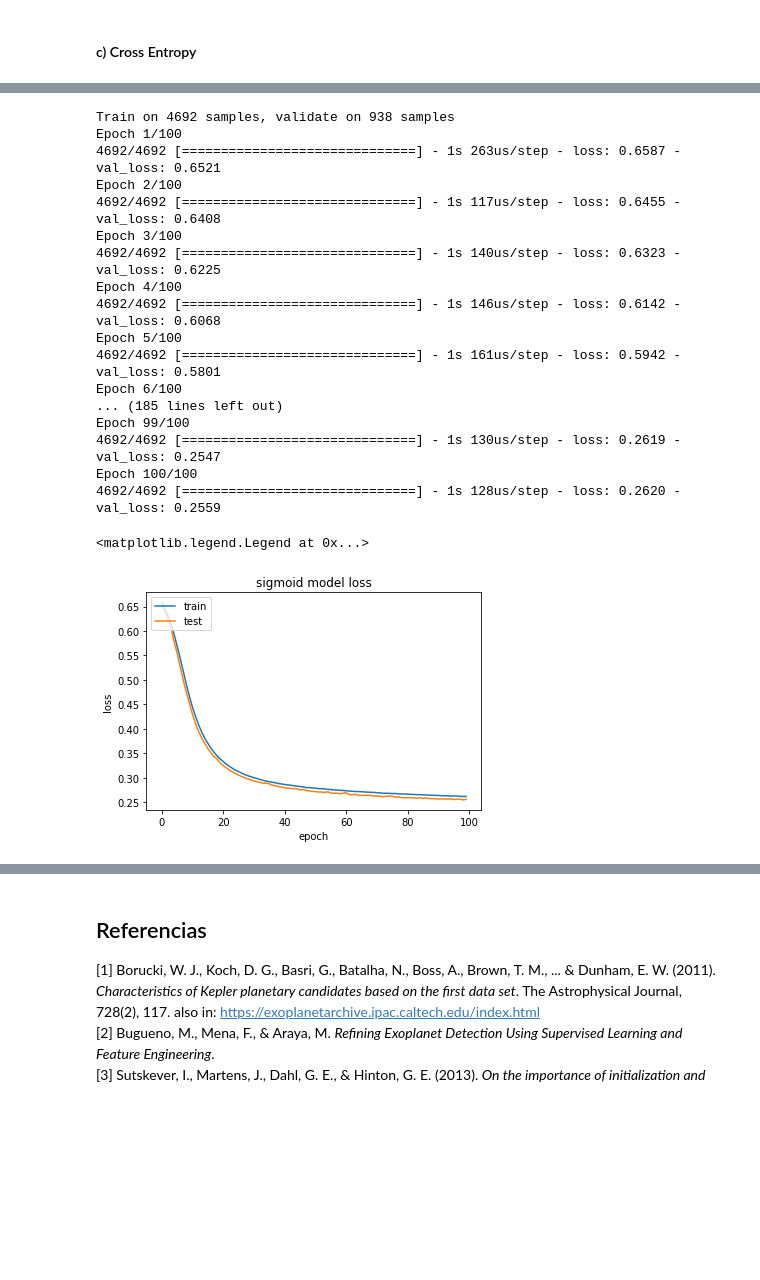
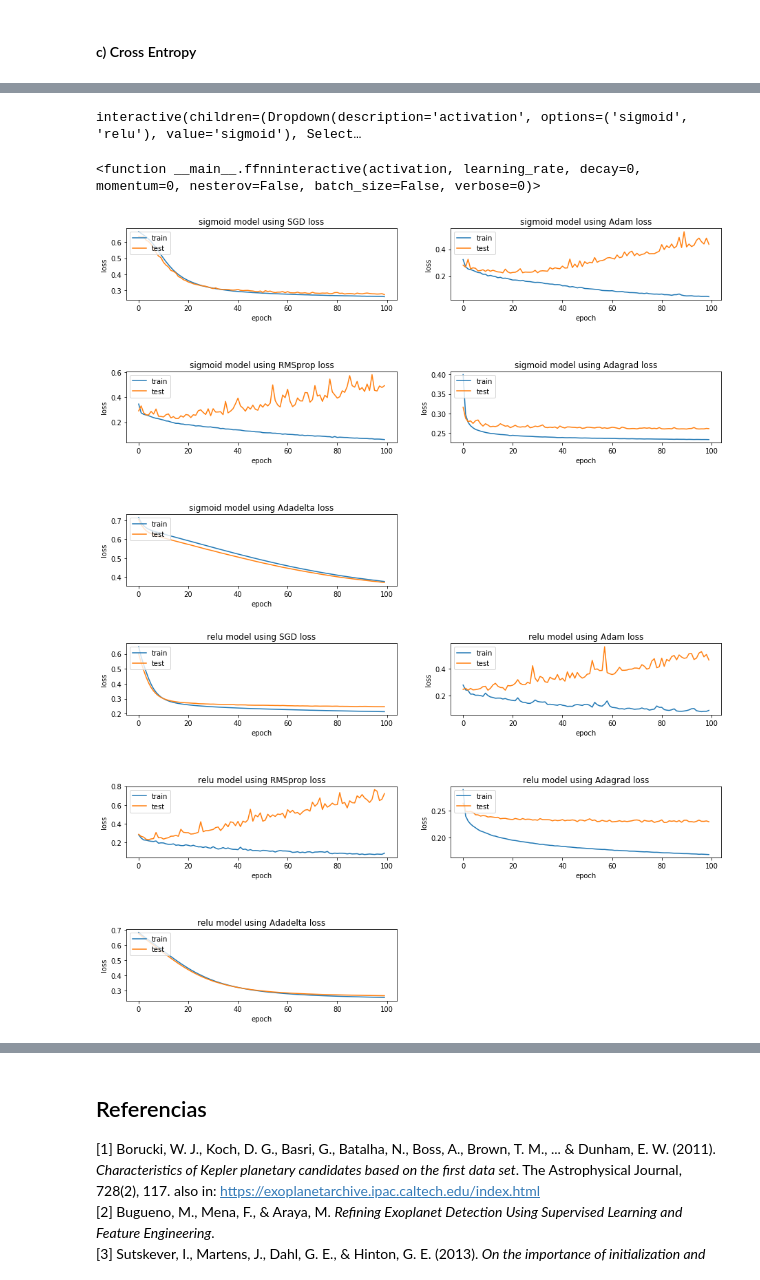
Before and after one commit to Fran-Ramirez/Tarea1-Neuronales, a Jupyter notebook: Enunciado_T1.ipynb, the cells around one changed output, grey strips where cells are left out. Saved outputs shown, nothing was run; the diff lists cells and outputs as text; code cells hidden in the pictures; blank space fills up the shorter version.

```diff
--- a/Enunciado_T1.ipynb
+++ b/Enunciado_T1.ipynb
@@ -311,12 +342,11 @@ def randomSampler(data, y):
         while(marks[candidate]):
             candidate = rand.randint(0, data.shape[0] - 1)
         marks[candidate] = True
-    return data[marks], y[marks]
+    not_marks = np.invert(marks)
+    return data[not_marks], y[not_marks], data[marks], y[marks]
 
 
-df_X_val, y_val = randomSampler(df_X_train, y_train)
-df_X_val = df_X_val.reset_index(drop=True)
-X_val = df_X_val.values[:,1:]
+X_train, y_train, X_val, y_val = randomSampler(X_train, y_train)
 
 scaler = StandardScaler()
 scaler.fit(X_train)
@@ -330,35 +476,43 @@ X_test_scaled = scaler.transform(X_test)
+# %%
+interact(ffnninteractive, activation=["sigmoid", "relu"], learning_rate= fixed(0.01), decay = fixed(0), momentum = fixed(0), nesterov = fixed(False), batch_size = widgets.SelectionSlider(options = np.round(np.linspace(1,X_train_scaled.shape[0],21)).astype(int), value = 3754, continuous_update = False), verbose=widgets.SelectionSlider(options=[0,1], value=1))
+# %% [output]
+interactive(children=(Dropdown(description='activation', options=('sigmoid', 'relu'), value='sigmoid'), Select…
+<function __main__.ffnninteractive(activation, learning_rate, decay=0, momentum=0, nesterov=False, batch_size=False, verbose=0)>
 # %%
-model1 = Sequential()
-model1.add(Dense(256, input_dim=X_train_scaled.shape[1], kernel_initializer='uniform',activation="sigmoid"))
-model1.add(Dense(1, kernel_initializer='uniform',activation="sigmoid")) #this should be mantained
-model1.compile(optimizer=SGD(lr=0.01),loss='binary_crossentropy')
-hist1 = model1.fit(X_train_scaled, y_train, epochs=100, verbose=1, validation_data=(X_val_scaled, y_val))
+def optiFFNN(model, act_method, verbosity = 1,
+             learning_rate=0.01, moptimizer = SGD, data = {
+    "X_train": X_train_scaled,
+    "X_val": X_val_scaled,
+    "y_train": y_train,
+    "y_val": y_val
+}):
+    model.add(Dense(256, input_dim=data["X_train"].shape[1], kernel_initializer='uniform',activation=act_method))
+    model.add(Dense(1, kernel_initializer='uniform',activation="sigmoid")) #this should be mantained
+    model.compile(optimizer=moptimizer(lr=learning_rate),loss='binary_crossentropy')
+    return model.fit(data["X_train"], data["y_train"], epochs=100, verbose=verbosity, validation_data=(data["X_val"], data["y_val"]))
 
+fig = 1
+for activation in ["sigmoid", "relu"]:
+    plt.figure(fig)
+    index = 1
+    for opti in [SGD, Adam, RMSprop, Adagrad, Adadelta]:
+        model = Sequential()
+        histo = optiFFNN(model, activation, moptimizer = opti, verbosity = 0)
+        score = f1_score(y_test,model.predict_classes(X_test_scaled),average='weighted')
 
-plt.figure()
-plt.plot(hist1.history['loss'])
-plt.plot(hist1.history['val_loss'])
-plt.title('sigmoid model loss')
-plt.ylabel('loss')
-plt.xlabel('epoch')
-plt.legend(['train', 'test'], loc='upper left')
+        position = f"32{index}"
+        plt.subplot(int(position))
+        plt.plot(histo.history['loss'])
+        plt.plot(histo.history['val_loss'])
+        plt.title(f'{activation} {opti.__name__} model loss. Score: {score}')
+        plt.ylabel('loss')
+        plt.xlabel('epoch')
+        plt.legend(['train', 'test'], loc='upper left')
+
+        index += 1
+    fig += 1
+    plt.subplots_adjust(top=2, bottom=0.2, left=0, right=2, hspace=1,
+                        wspace=0.2)
 # %% [output]
-Train on 4692 samples, validate on 938 samples
-Epoch 1/100
-4692/4692 [==============================] - 1s 263us/step - loss: 0.6587 - val_loss: 0.6521
-Epoch 2/100
-4692/4692 [==============================] - 1s 117us/step - loss: 0.6455 - val_loss: 0.6408
-Epoch 3/100
-4692/4692 [==============================] - 1s 140us/step - loss: 0.6323 - val_loss: 0.6225
-Epoch 4/100
-4692/4692 [==============================] - 1s 146us/step - loss: 0.6142 - val_loss: 0.6068
-Epoch 5/100
-4692/4692 [==============================] - 1s 161us/step - loss: 0.5942 - val_loss: 0.5801
-Epoch 6/100
-... (185 lines left out)
-Epoch 99/100
-4692/4692 [==============================] - 1s 130us/step - loss: 0.2619 - val_loss: 0.2547
-Epoch 100/100
-4692/4692 [==============================] - 1s 128us/step - loss: 0.2620 - val_loss: 0.2559
-<matplotlib.legend.Legend at 0x...>
-[figure, old version]
+[figure, new version]
+[figure, added]
```
Also changed, not shown: parts of 12 cells of this notebook.
